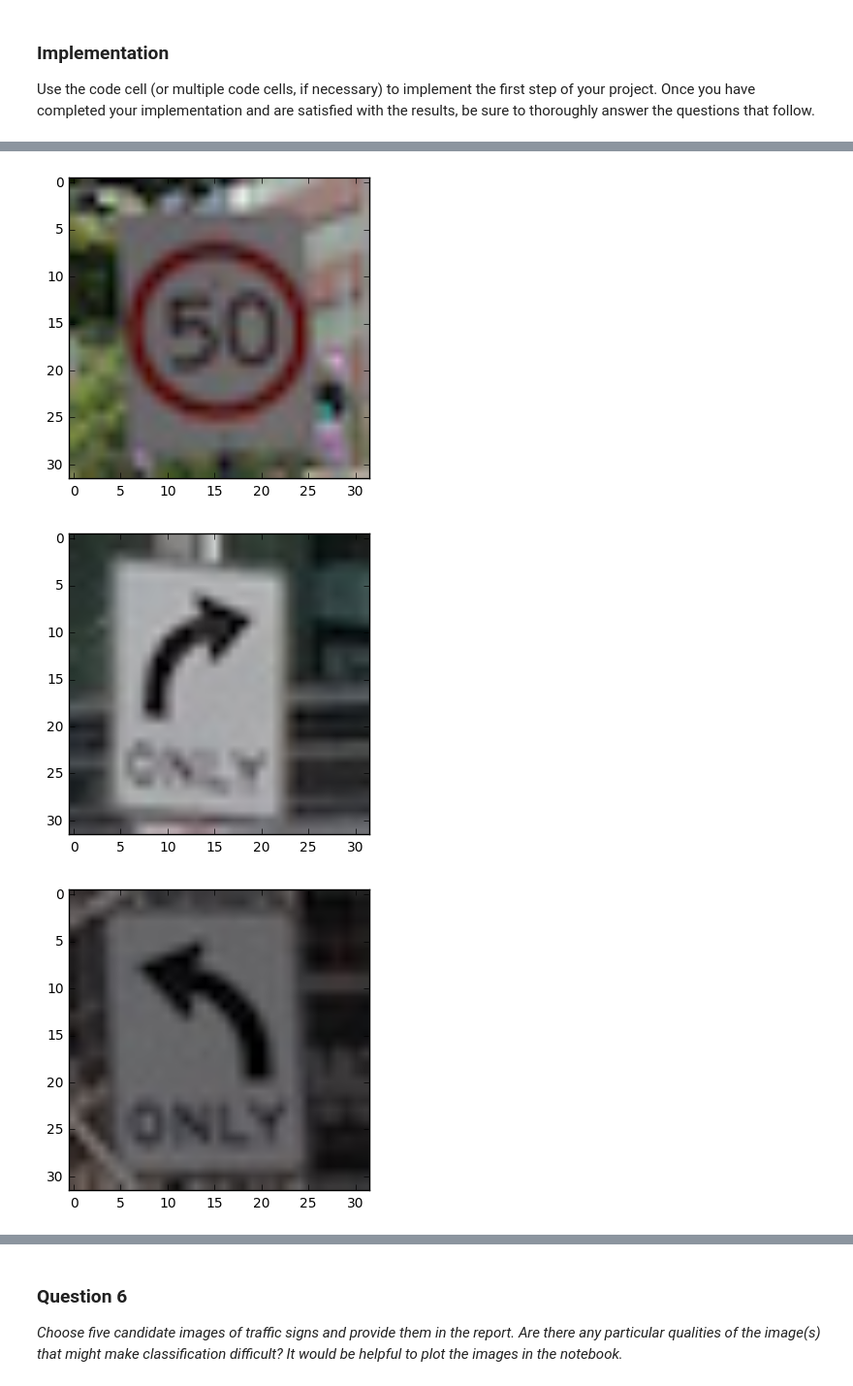
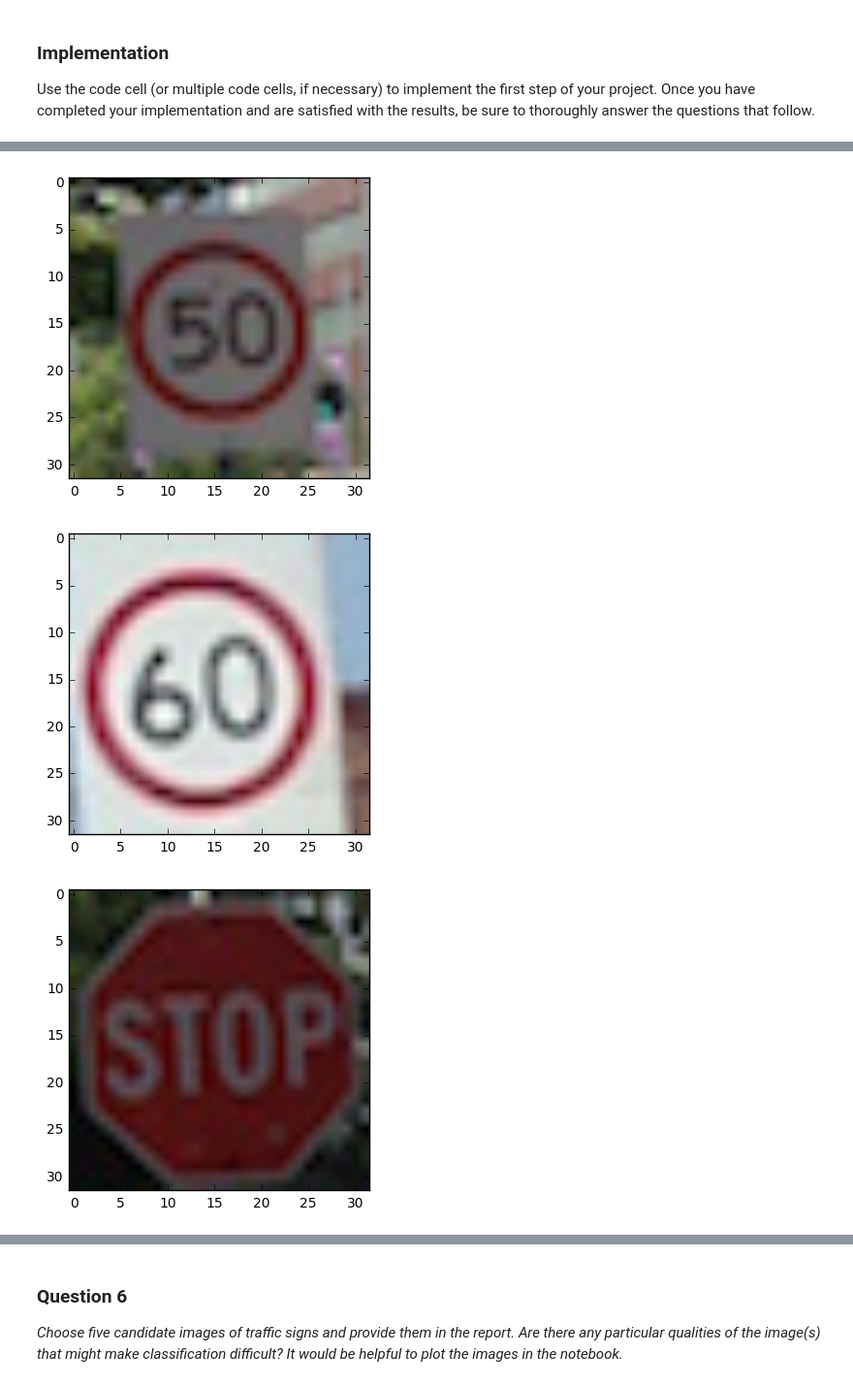
Before and after one commit to anupriyachhabra/traffic-signs, a Jupyter notebook: Traffic_Signs_Recognition.ipynb, the cells around one changed output, grey strips where cells are left out. Shown at 97% size. Drawn from its saved outputs; the diff is of its cells as text; code cells hidden in the pictures.

Commit message:
80% on live images

```diff
--- a/Traffic_Signs_Recognition.ipynb
+++ b/Traffic_Signs_Recognition.ipynb
@@ -410,30 +430,30 @@ Use the code cell (or multiple code cells, if necessary) to implement the first
 # %%
 ### Load the images and plot them here.
 ### Feel free to use as many code cells as needed.
 
 from scipy import misc
 from matplotlib import pyplot as plt
 
 test_images = []
 test_labels =[]
 
 def load_image(img_file, label):
     face = misc.imread('live_images/'+img_file)
     test_images.append(face)
     test_labels.append(label)
     plt.imshow(face)
     plt.show()
 
 load_image('img_20.jpg', 0)
 load_image('img_50.jpg', 2)
-load_image('img_right.jpg', 33)
-load_image('img_left.jpg', 34)
+load_image('img_60.jpg', 3)
 load_image('img_stop.jpg', 14)
+load_image('no_entry.jpg', 17)
 
 is_one_hot_vectorised_live = False
 is_normalized_live = False
 # %% [output]
 [figure]
 [figure]
-[figure, old version]
+[figure, new version]
-[figure, old version]
+[figure, new version]
```
Also changed, not shown: parts of 10 cells of this notebook, 6 other files.
